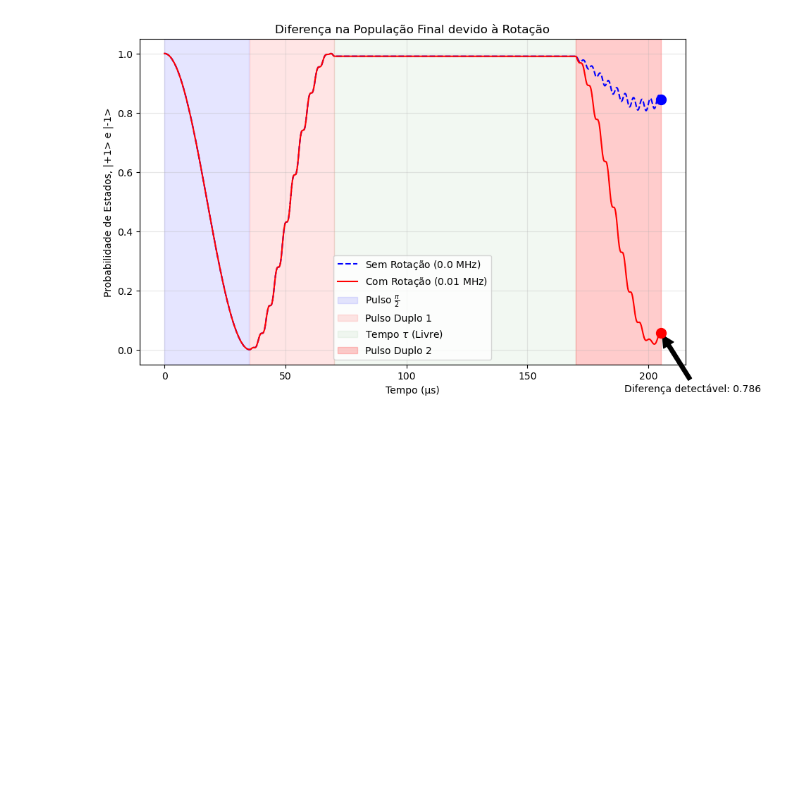
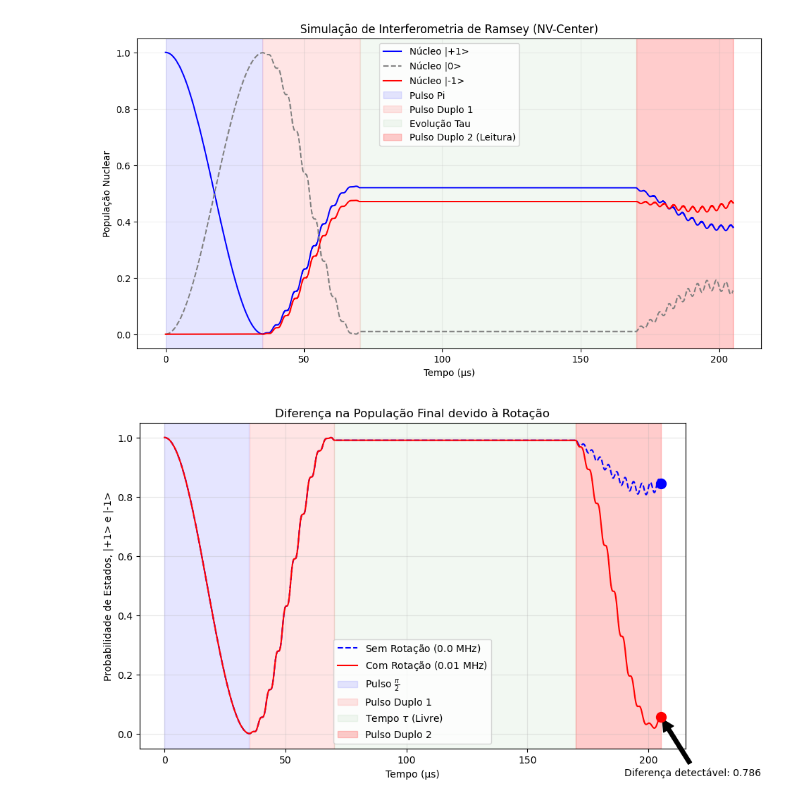
Before and after one commit to ryo-comp/nv-center-rotation-sensor, a Jupyter notebook: sensorRotQuantico.ipynb, the cells around one changed output. Cells and saved outputs as stored; diff of their text form; code cells hidden in the pictures; blank space fills up the shorter version.

```diff
--- a/sensorRotQuantico.ipynb
+++ b/sensorRotQuantico.ipynb
@@ -101,7 +101,8 @@ psi0 = tensor(basis(3, 1), basis(3, 0)).unit() # m_s=0, m_I=1
 # obs: termo de campo constante e o termo com dependencia temporal
 H = [2 * np.pi * h_mag, [-2 * np.pi * gamma_n * ix, pulse_sequence]]
 
-result = mesolve(H, psi0, times, [], [])
+# Especificando os nomes dos argumentos
+result = mesolve(H, psi0, times, c_ops=[], e_ops=[])
 
 # PÓS-PROCESSAMENTO E PLOT
 p_plus = [expect(tensor(qeye(3), basis(3,0)*basis(3,0).dag()), st) for st in result.states]
@@ -130,3 +139,4 @@ ModuleNotFoundError: No module named 'qutip'
+[figure, added]
 # %%
 # SIMULAÇÃO DO EFEITO MASHHOON (ROTAÇÃO DO REFERENCIAL)
 # Definimos dois cenários para comparação
```
Also changed, not shown: parts of 1 cell of this notebook.
